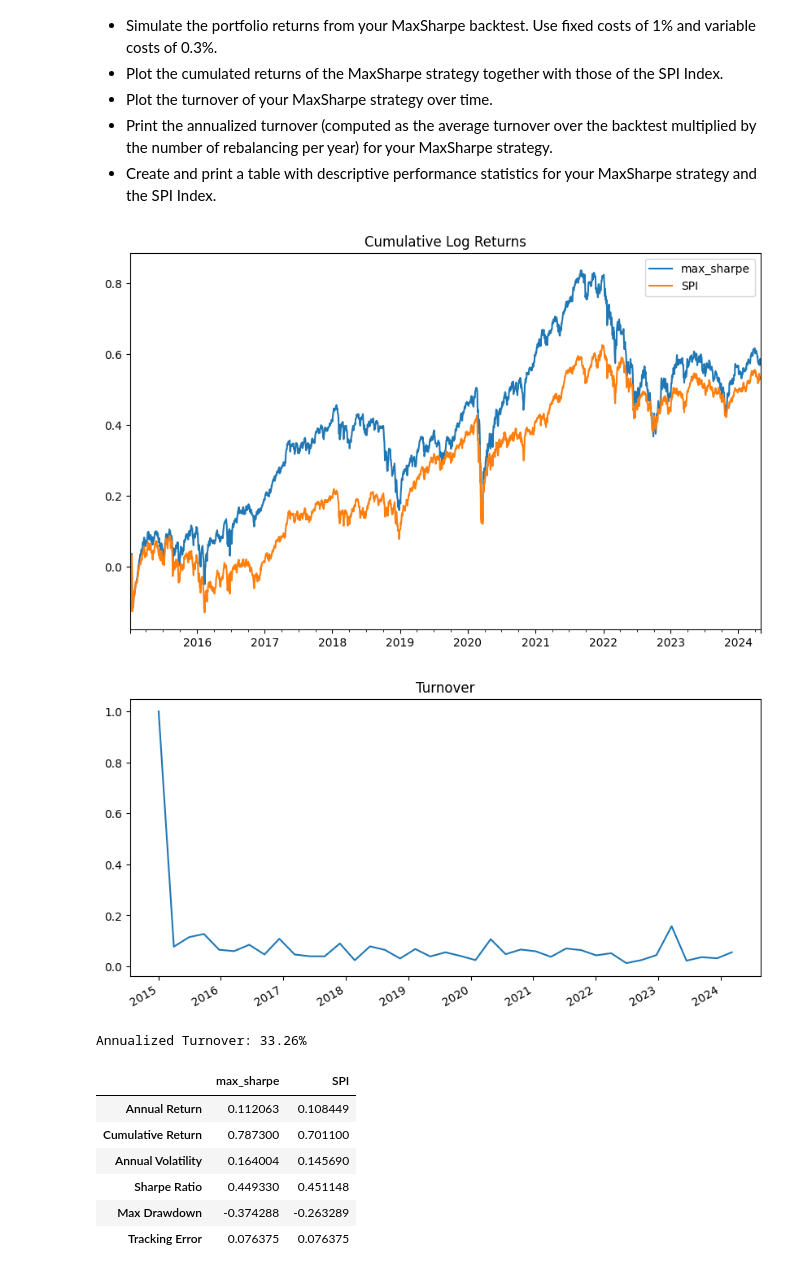
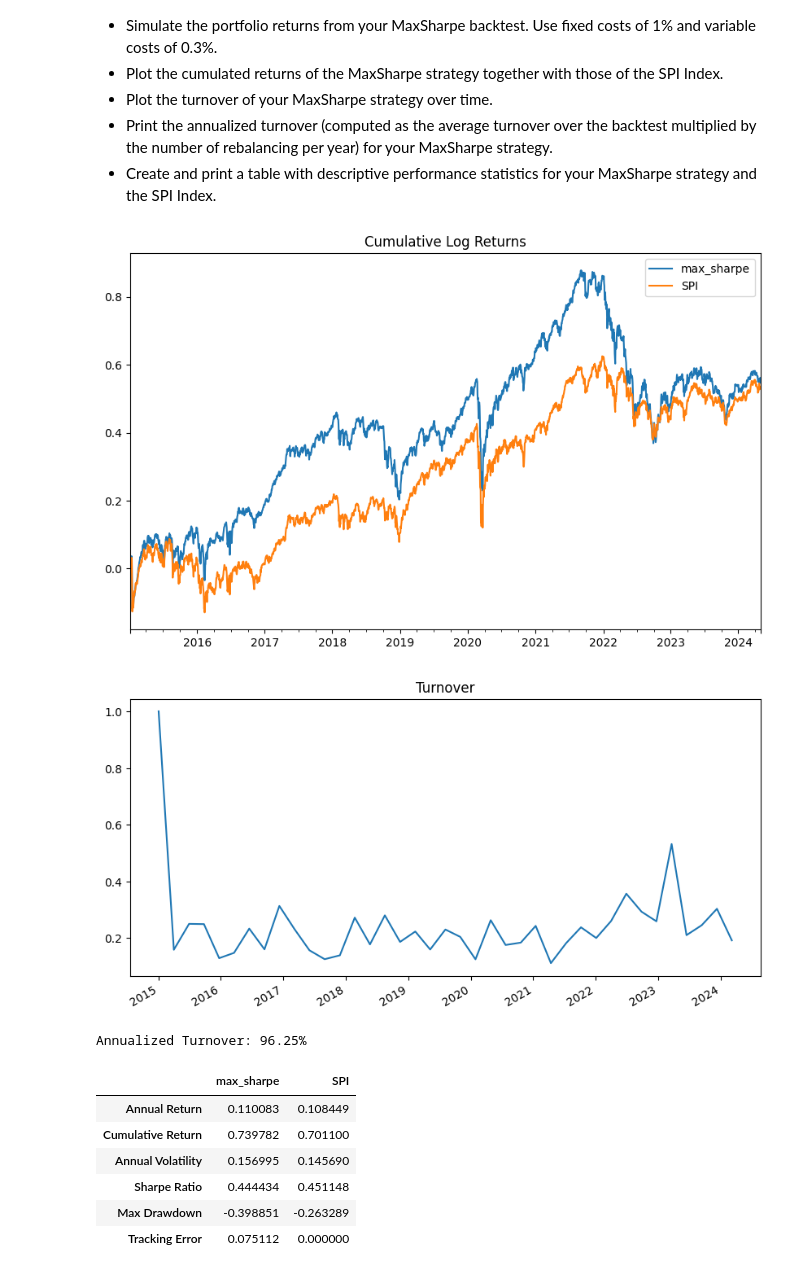
Before and after one commit to ljkane/qpmwp-course, a Jupyter notebook: assignments/assignment_4.ipynb, the cells around one changed output. Cells and saved outputs as stored; diff of their text form; code cells hidden in the pictures.

Commit message:
96.25 annualized turnover

```diff
--- a/assignments/assignment_4.ipynb
+++ b/assignments/assignment_4.ipynb
@@ -211,7 +211,7 @@ bs.optimization = MaxSharpe(
     covariance=Covariance(method='pearson'),
     expected_return=ExpectedReturn(method='geometric'),
     solver_name='cvxopt',    # <change this to your preferred solver>
-    turnover_penalty=0.002,   # <change this>
+    turnover_penalty=0.0001,   # <change this>
     optimization_data=bs.optimization_data
 )
 
@@ -259,6 +259,7 @@ sim = pd.concat({
     'max_sharpe': sim_ms,
     'SPI': data.bm_series,
 }, axis=1).dropna()
+
 
 cumulative_returns = np.log(1 + sim).cumsum()
 
@@ -291,41 +292,41 @@ annual_volatility = {}
 sharpe_ratio = {}
 max_drawdown = {}
 tracking_error = {}
 for column in sim.columns:
     # Convert daily returns to price series (cumulative return)
     price_series = np.exp(np.log(1 + sim[column]).cumsum())
     # Get the final value (cumulative return)
     final_value = price_series.tail(1).values[0]
     # Calculate the number of years
     num_years = len(sim) / 252
     # Calculate the CAGR (annualized return)
     cagr = (final_value + 1) ** (1 / num_years) - 1
     annual_return[column] = cagr
 
     # annual_return[column] = ep.annual_return(sim[column])
     cumulative_returns[column] = ep.cum_returns(sim[column]).tail(1).values[0]
     annual_volatility[column] = ep.annual_volatility(sim[column])
     sharpe_ratio[column] = ep.sharpe_ratio(sim[column])
     max_drawdown[column] = ep.max_drawdown(sim[column])
-    tracking_error[column] = ep.annual_volatility(sim['max_sharpe'] - sim['SPI'])
+    tracking_error[column] = ep.annual_volatility(sim[column] - sim['SPI'])
 
 annual_returns_df = pd.DataFrame(annual_return, index=['Annual Return'])
 cumret_df = pd.DataFrame(cumulative_returns, index=['Cumulative Return'])
 annual_volatility_df = pd.DataFrame(annual_volatility, index=['Annual Volatility'])
 sharpe_df = pd.DataFrame(sharpe_ratio, index=['Sharpe Ratio'])
 mdd_df = pd.DataFrame(max_drawdown, index=['Max Drawdown'])
 tracking_error_df = pd.DataFrame(tracking_error, index=['Tracking Error'])
 
 performance_table = pd.concat([annual_returns_df, cumret_df, annual_volatility_df, sharpe_df, mdd_df, tracking_error_df])
 performance_table
 # %% [output]
-[figure, old version]
+[figure, new version]
-[figure, old version]
+[figure, new version]
-Annualized Turnover: 33.26%
+Annualized Turnover: 96.25%
 |  | max_sharpe | SPI |
-| Annual Return | 0.112063 | 0.108449 |
-| Cumulative Return | 0.787300 | 0.701100 |
-| Annual Volatility | 0.164004 | 0.145690 |
-| Sharpe Ratio | 0.449330 | 0.451148 |
-| Max Drawdown | -0.374288 | -0.263289 |
-| Tracking Error | 0.076375 | 0.076375 |
+| Annual Return | 0.110083 | 0.108449 |
+| Cumulative Return | 0.739782 | 0.701100 |
+| Annual Volatility | 0.156995 | 0.145690 |
+| Sharpe Ratio | 0.444434 | 0.451148 |
+| Max Drawdown | -0.398851 | -0.263289 |
+| Tracking Error | 0.075112 | 0.000000 |
```
